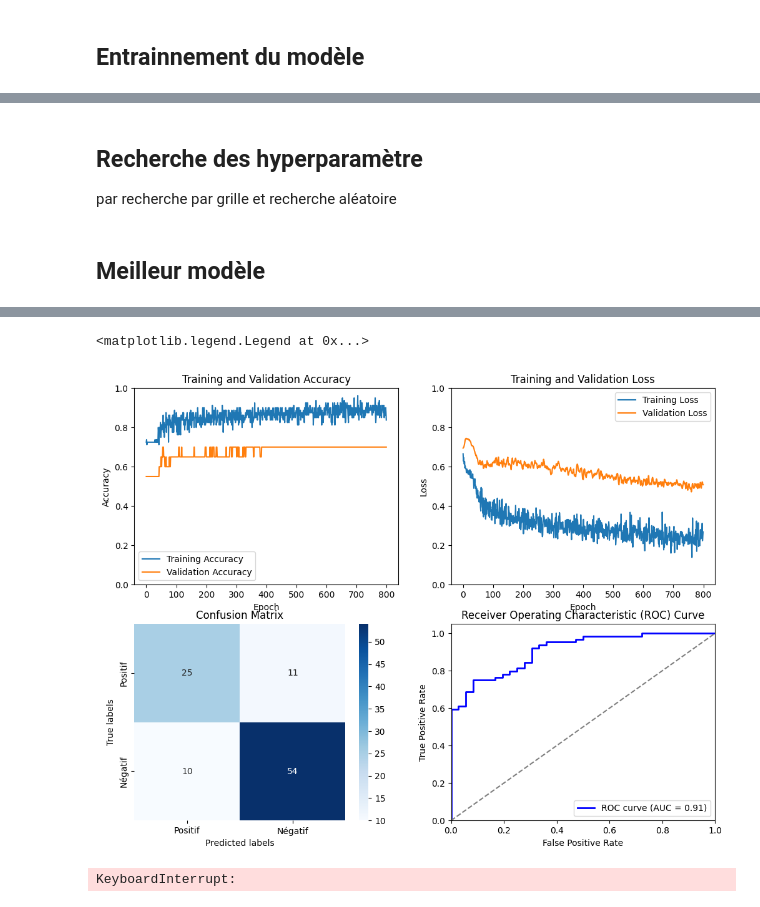
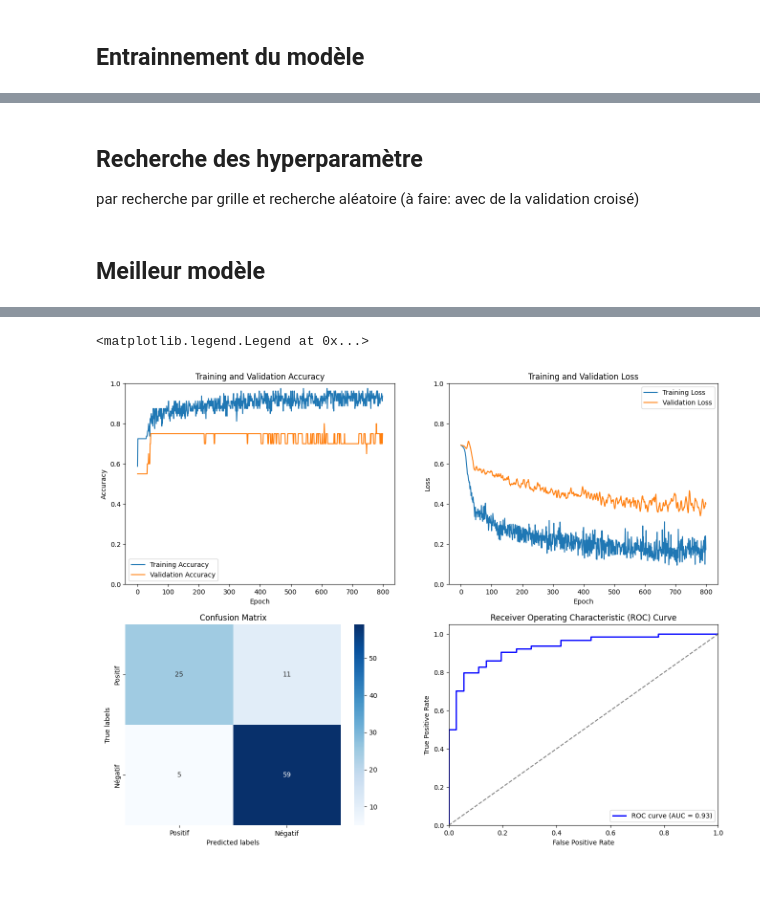
Before and after one commit to Transformot/deep-learning_project, a Jupyter notebook: Convolutional-Neural-Network.ipynb, the cells around one changed output, grey strips where cells are left out. Saved outputs shown, nothing was run; the diff lists cells and outputs as text; code cells hidden in the pictures; blank space fills up the shorter version.

```diff
--- a/Convolutional-Neural-Network.ipynb
+++ b/Convolutional-Neural-Network.ipynb
@@ -99,13 +88,9 @@ test_data[test_data[:, 0] == -1, 0] = 0
 X_train, y_train = train_data[:, 1:], train_data[:, 0]
 X_test, y_test = test_data[:, 1:], test_data[:, 0]
 
-# Normaliser les série temporelle entre 0 et 1 dépendament des autres
-X_train_normalized = (X_train - np.min(X_train)) / (np.max(X_train) - np.min(X_train))
-X_test_normalized = (X_test - np.min(X_test)) / (np.max(X_test) - np.min(X_test))
-
-"""# Normaliser les série temporelle entre 0 et 1 indépendament
-X_train_normalized = tf.keras.utils.normalize(X_train, axis=1)
-X_test_normalized = tf.keras.utils.normalize(X_test, axis=1)"""
+# Normaliser les série temporelle entre 0 et 1 indépendament
+X_train_normalized = normalize(X_train, axis=1)
+X_test_normalized = normalize(X_test, axis=1)
 
 # Convertir les étiquettes en encodage one-hot
 y_train_encoded = to_categorical(y_train, num_classes=2)
@@ -298,6 +276,6 @@ plt.show()
 # %% [markdown]
 ## Recherche des hyperparamètre
-par recherche par grille et recherche aléatoire
+par recherche par grille et recherche aléatoire (à faire: avec de la validation croisé)
 # %% [markdown]
 ## Meilleur modèle
 # %%
@@ -311,7 +289,7 @@ Meilleure précision : 0.8700000047683716
 Temps d'entraînement des hyperparamètre : 21.0 minutes et 30.839005708694458 secondes.
 """
 
-
+# hyperparamètres
 filters = 5
 kernel_size = 3
 stride = 1
@@ -323,13 +301,13 @@ pool_size = 2
 dropout_rate = 0.2
 nb_classes = 2
 # learning_rate = 0.006
-optimizer_algo = tf.keras.optimizers.Adam()  # (learning_rate=learning_rate)
-cost_function = tf.keras.losses.binary_crossentropy
+optimizer_algo = 'adam'  # Adam(learning_rate=learning_rate)
+cost_function = 'binary_crossentropy'
 mini_batch_size = 16
 nb_epochs = 800
 percentage_of_train_as_validation = 0.2
 
-# input
+# build and compil modelt
 input_shape = (96, 1)
 input_layer = Input(input_shape)
 conv_layer_1_1 = Conv1D(filters=filters,kernel_size=kernel_size,strides=stride,padding=padding,use_bias=use_bias)(input_layer)
@@ -346,13 +324,10 @@ pooling_layer_2 = MaxPooling1D(pool_size=pool_size, padding=padding)(relu_layer_
 flattened_layer = Flatten()(pooling_layer_2)
 dropout_flattened = Dropout(rate=dropout_rate)(flattened_layer)
 output_layer = Dense(units=nb_classes,activation=final_activation)(dropout_flattened)
+model = models.Model(inputs=input_layer, outputs=output_layer)
+model.compile(loss='binary_crossentropy',optimizer='adam', metrics=['accuracy'])
 
-# build and compil model
-model = Model(inputs=input_layer, outputs=output_layer)
-model.compile(loss=cost_function,optimizer=optimizer_algo, metrics=['accuracy'])
-
-# specify the model checkpoint (to save the best model for each epoch)
-model_checkpoint = tf.keras.callbacks.ModelCheckpoint('best_model_CNN.keras', monitor='val_loss', save_best_only=True)
+model_checkpoint = callbacks.ModelCheckpoint('best_model_CNN.keras', monitor='val_loss', save_best_only=True)
 
 # start training
 start_time = time.time()
@@ -365,19 +340,21 @@ history = model.fit(X_train_normalized, y_train_encoded,
 end_time = time.time()
 
 # Eveluate best model
-best_model = tf.keras.models.load_model('best_model_CNN.keras')
+best_model = models.load_model('best_model_CNN.keras')
 train_loss, train_accuracy = best_model.evaluate(X_train_normalized, y_train_encoded)
 test_loss, test_accuracy = best_model.evaluate(X_test_normalized, y_test_encoded)
+
+
 y_pred = best_model.predict(X_test_normalized)
 y_pred_classes = np.argmax(y_pred, axis=1)
 y_true_classes = np.argmax(y_test_encoded, axis=1)
 conf_matrix = confusion_matrix(y_true_classes, y_pred_classes)
 fpr, tpr, thresholds = roc_curve(y_test_encoded[:, 1], y_pred[:, 1])
 roc_auc = auc(fpr, tpr)
+class_names = ['Positif', 'Négatif']
 
 # result
-class_names = ['Positif', 'Négatif']
-tf.keras.utils.plot_model(best_model, show_shapes=True)
+plot_model(best_model, show_shapes=True)
 training_time_seconds = end_time - start_time
 print(f"Nombre total de paramètres : {best_model.count_params()}")
 print(f"Temps d'entraînement : {training_time_seconds // 60} minutes et {training_time_seconds % 60} secondes.")
@@ -388,7 +365,7 @@ print(f"Train Loss : {train_loss}")
 print(f"Train Accuracy : {train_accuracy}")
 
 # Plot
-plt.figure(figsize=(12, 9))# mettre plus d'espace
+plt.figure(figsize=(16, 12))# mettre plus d'espace
 # Training and Validation Accuracy
 plt.subplot(2, 2, 1)
 plt.plot(history.history['accuracy'], label='Training Accuracy')
@@ -437,40 +417,2 @@ Train Accuracy : 0.8899999856948853
 <matplotlib.legend.Legend at 0x...>
-[figure, old version]
+[figure, new version]
-# %%
-# Nombre de test
-num_trials = 5
-
-# Liste pour stocker les scores de validation
-accuracy_scores = []
-loss_scores = []
-
-# Boucle pour obtenir la moyenne
-for k in range(num_trials):
-    # Mélanger les indices des données
-    indices = np.arange(len(X_train_normalized))
-    np.random.shuffle(indices)
-
-    # Sélectionner des données mélangées pour l'entraînement
-    X_train_shuffled = X_train_normalized[indices]
-    y_train_shuffled = y_train_encoded[indices]
-
-    # Entraîner le modèle sur les données d'entraînement
-    history = model.fit(X_train_shuffled, y_train_shuffled,
-                        batch_size=mini_batch_size,
-                        epochs=nb_epochs,
-                        validation_split=percentage_of_train_as_validation,
-                        verbose=False,
-                        callbacks=[model_checkpoint])
-
-    # Évaluer le modèle sur les données de validation
-    train_loss, train_accuracy = model.evaluate(X_train_shuffled, y_train_shuffled)
-    val_loss, val_accuracy = model.evaluate(X_test_normalized, y_test_encoded)
-
-    accuracy_scores.append(val_accuracy)
-    loss_scores.append(val_loss)
-
-# Calculer la moyenne des scores de validation
-print(np.mean(accuracy_scores))
-print(np.mean(loss_scores))
-# %% [output]
-KeyboardInterrupt:
```
Also changed, not shown: parts of 16 cells of this notebook, 3 other files.
